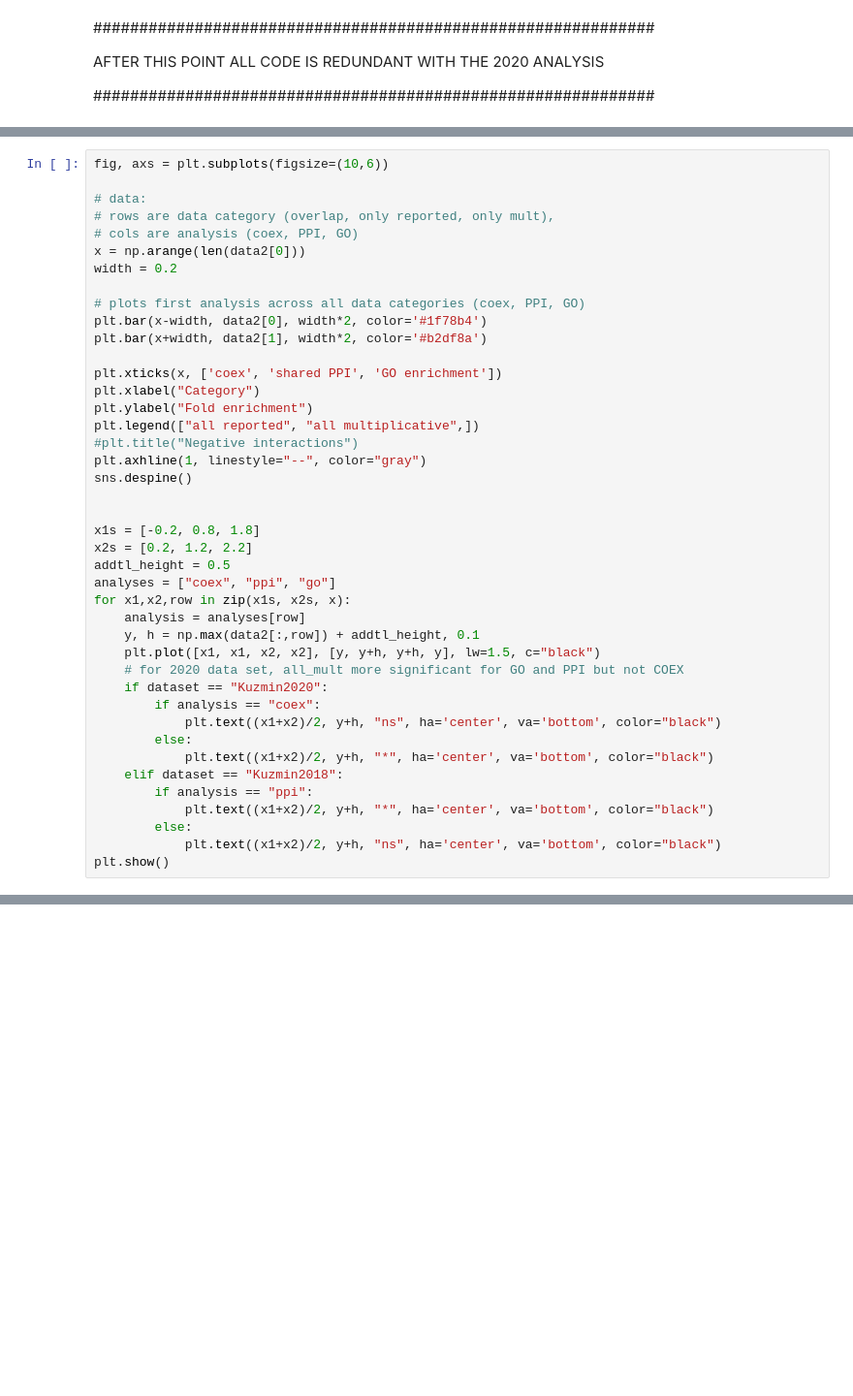
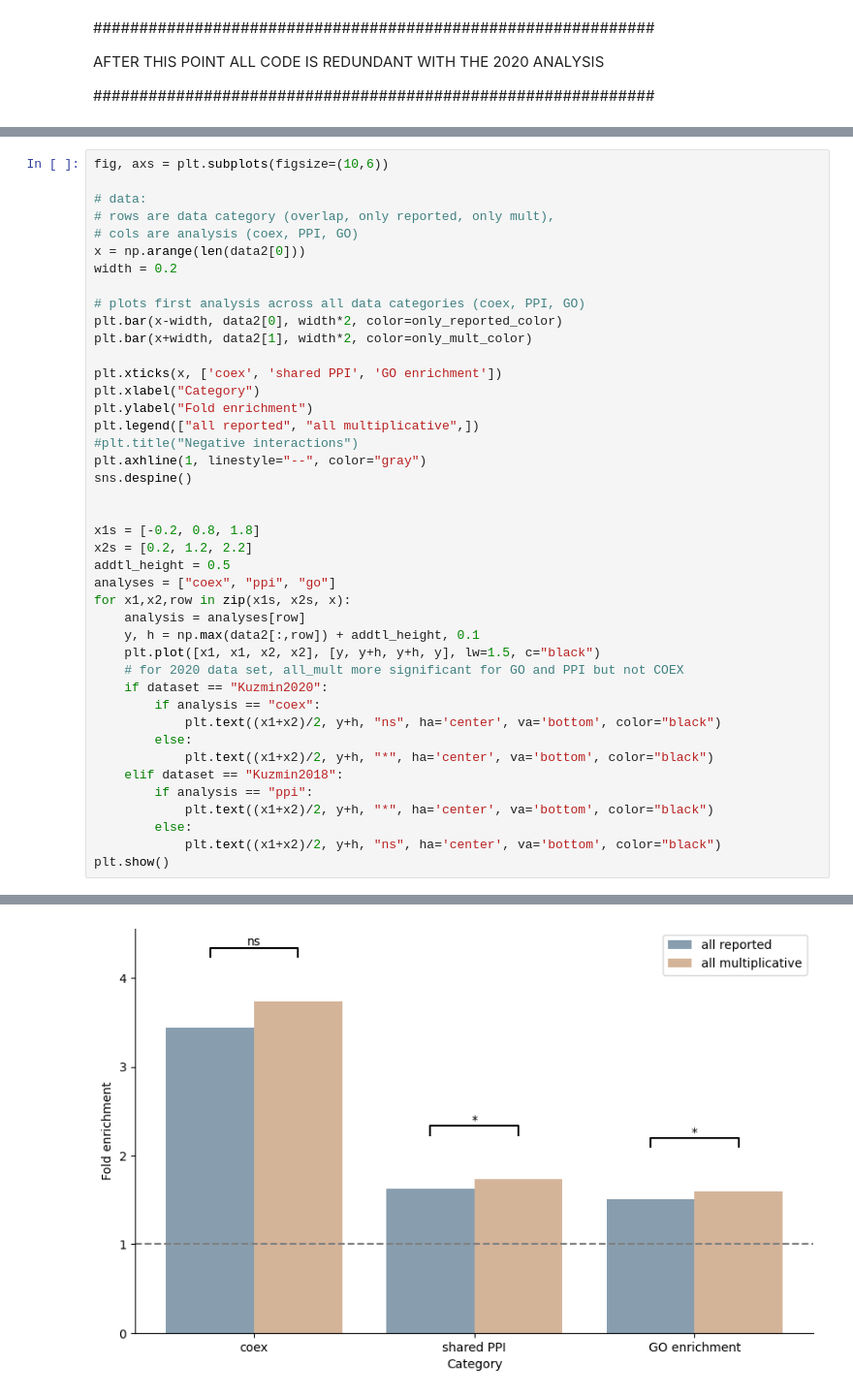
Before and after one commit to brian-arnold/epistasis_reanalysis, a Jupyter notebook: yeast_screens/Kuzmin_data_analysis.ipynb, the cells around one changed output, grey strips where cells are left out. Shown at 97% size. Cells and saved outputs as stored; diff of their text form; blank space fills up the shorter version.

```diff
--- a/yeast_screens/Kuzmin_data_analysis.ipynb
+++ b/yeast_screens/Kuzmin_data_analysis.ipynb
@@ -531,8 +628,8 @@ x = np.arange(len(data2[0]))
 width = 0.2
 
 # plots first analysis across all data categories (coex, PPI, GO)
-plt.bar(x-width, data2[0], width*2, color='#1f78b4')
-plt.bar(x+width, data2[1], width*2, color='#b2df8a')
+plt.bar(x-width, data2[0], width*2, color=only_reported_color)
+plt.bar(x+width, data2[1], width*2, color=only_mult_color)
 
 plt.xticks(x, ['coex', 'shared PPI', 'GO enrichment'])
 plt.xlabel("Category")
@@ -568,3 +664,4 @@ Error:
+[figure, added]
 # %%
 funcs =  enrich.alleles_2_go_enrichment
 genome_wide = func(df)
```
Also changed, not shown: parts of 39 cells of this notebook, 1 other file.
